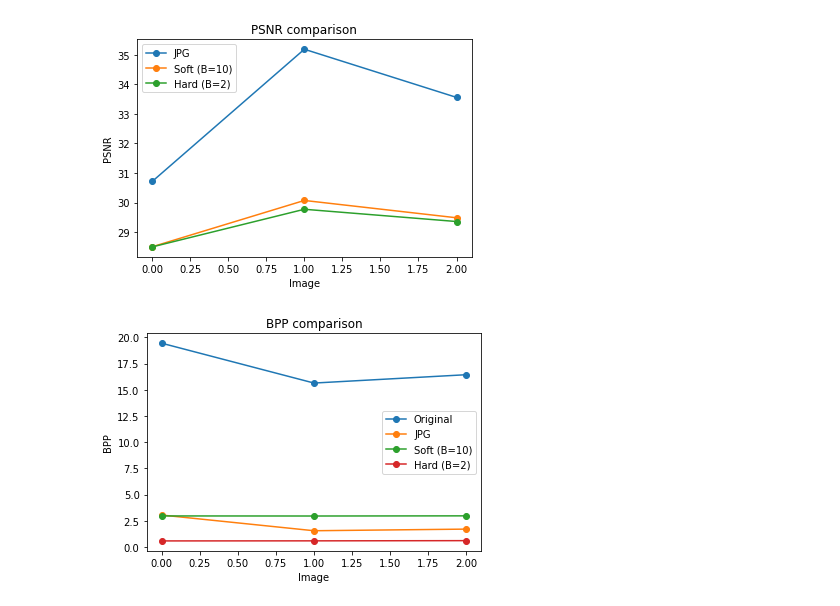
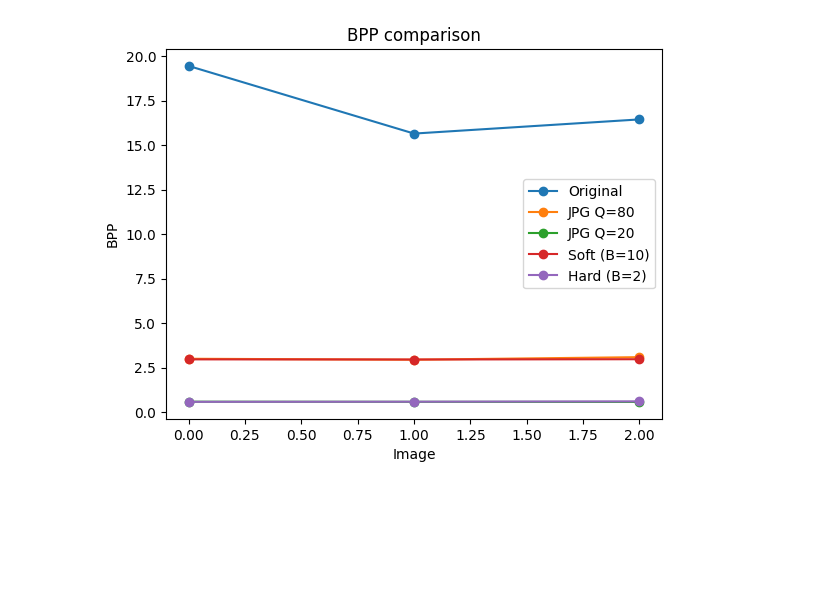
Before and after one commit to olegggatttor/auto-compressor, a Jupyter notebook: notebooks/analytics.ipynb, the cells around one changed output. Drawn from its saved outputs; the diff is of its cells as text; code cells hidden in the pictures; blank space fills up the shorter version.

```diff
--- a/notebooks/analytics.ipynb
+++ b/notebooks/analytics.ipynb
@@ -11,36 +20,44 @@ def psnr(img1, img2):
     PIXEL_MAX = 255.0
     return 20 * np.log10(PIXEL_MAX / np.sqrt(mse))
 # %%
-f, axarr = plt.subplots(3, 4)
+f, axarr = plt.subplots(3, 5)
 
-psnr_jpg = []
+psnr_jpg_soft = []
+psnr_jpg_hard = []
 psnr_soft = []
 psnr_hard = []
 bpp_original = []
-bpp_jpg = []
+bpp_jpg_hard = []
+bpp_jpg_soft = []
 bpp_soft = []
 bpp_hard = []
 IMAGE_SIZE = 512 * 512
-for ax, col in zip(axarr[0], ['Original', "JPG", "Soft", "Hard"]):
-    ax.set_title(col)
+for ax, col in zip(axarr[0], ['Original', "JPG\nQ=(12/34/30)", "JPG\nQ=(83/94/93)", "Soft\nB=10", "Hard\nB=2"]):
+    ax.set_title(col, size=10)
 
 for i, name in enumerate(['baboon', 'lena', 'peppers']):
     original = Image.open(f'../resources/test_images/{name}.png')
-    jpg_encoded = Image.open(f'../resources/jpegs/{name}.jpg')
+    jpg_encoded_q20 = Image.open(f'../resources/jpegs/{name}_q=low.jpg')
+    jpg_encoded_q80 = Image.open(f'../resources/jpegs/{name}_q=high.jpg') # lena q90 |
     ae_soft_decoded = Image.open(f'../resources/results/B=10/{name}_reconstructed.png')
     ae_hard_decoded = Image.open(f'../resources/results/B=2/{name}_reconstructed.png')
 
     axarr[i, 0].imshow(original)
-    axarr[i, 1].imshow(jpg_encoded)
-    axarr[i, 2].imshow(ae_soft_decoded)
-    axarr[i, 3].imshow(ae_hard_decoded)
+    axarr[i, 1].imshow(jpg_encoded_q20)
+    axarr[i, 2].imshow(jpg_encoded_q80)
+    axarr[i, 3].imshow(ae_soft_decoded)
+    axarr[i, 4].imshow(ae_hard_decoded)
 
-    psnr_jpg.append(psnr(np.asarray(original), np.asarray(jpg_encoded)))
+    psnr_jpg_soft.append(psnr(np.asarray(original), np.asarray(jpg_encoded_q80)))
+    psnr_jpg_hard.append(psnr(np.asarray(original), np.asarray(jpg_encoded_q20)))
     psnr_soft.append(psnr(np.asarray(original), np.asarray(ae_soft_decoded)))
     psnr_hard.append(psnr(np.asarray(original), np.asarray(ae_hard_decoded)))
 
     bpp_original.append((os.path.getsize(f'../resources/test_images/{name}.png') * 8) / IMAGE_SIZE)
-    bpp_jpg.append((os.path.getsize(f'../resources/jpegs/{name}.jpg') * 8) / IMAGE_SIZE)
+    bpp_jpg_soft.append((os.path.getsize(f'../resources/jpegs/{name}_q=high.jpg') * 8) / IMAGE_SIZE)
+    bpp_jpg_hard.append((os.path.getsize(f'../resources/jpegs/{name}_q=low.jpg') * 8) / IMAGE_SIZE)
     bpp_soft.append((os.path.getsize(f'../resources/encoded/B=10/{name}.encoded') * 8)  / IMAGE_SIZE)
     bpp_hard.append((os.path.getsize(f'../resources/encoded/B=2/{name}.encoded') * 8)  / IMAGE_SIZE)
+plt.setp(axarr, xticks=[], yticks=[])
+plt.savefig('../resources/analytics/images_comparison.png')
 # %% [output]
@@ -48,24 +65,14 @@ for i, name in enumerate(['baboon', 'lena', 'peppers']):
 # %%
-plt.plot(psnr_jpg, '-o', label='JPG')
-plt.plot(psnr_soft, '-o', label='Soft (B=10)')
-plt.plot(psnr_hard, '-o', label='Hard (B=2)')
+
+plt.plot(bpp_original, '-o', label='Original')
+plt.plot(bpp_jpg_soft, '-o', label='JPG Q=80')
+plt.plot(bpp_jpg_hard, '-o', label='JPG Q=20')
+plt.plot(bpp_soft, '-o', label='Soft (B=10)')
+plt.plot(bpp_hard, '-o', label='Hard (B=2)')
 plt.xlabel('Image')
-plt.ylabel('PSNR')
-plt.title('PSNR comparison')
+plt.ylabel('BPP')
+plt.title('BPP comparison')
 plt.legend()
-plt.show()
+plt.savefig('../resources/analytics/BPP.png')
 # %% [output]
-[figure, old version]
+[figure, new version]
-# %%
-
-plt.plot(bpp_original, '-o', label='Original')
-plt.plot(bpp_jpg, '-o', label='JPG')
-plt.plot(bpp_soft, '-o', label='Soft (B=10)')
-plt.plot(bpp_hard, '-o', label='Hard (B=2)')
-plt.xlabel('Image')
-plt.ylabel('BPP')
-plt.title('BPP comparison')
-plt.legend()
-plt.show()
-# %% [output]
-[figure, removed]
```
Also changed, not shown: parts of 4 cells of this notebook, 15 other files.
